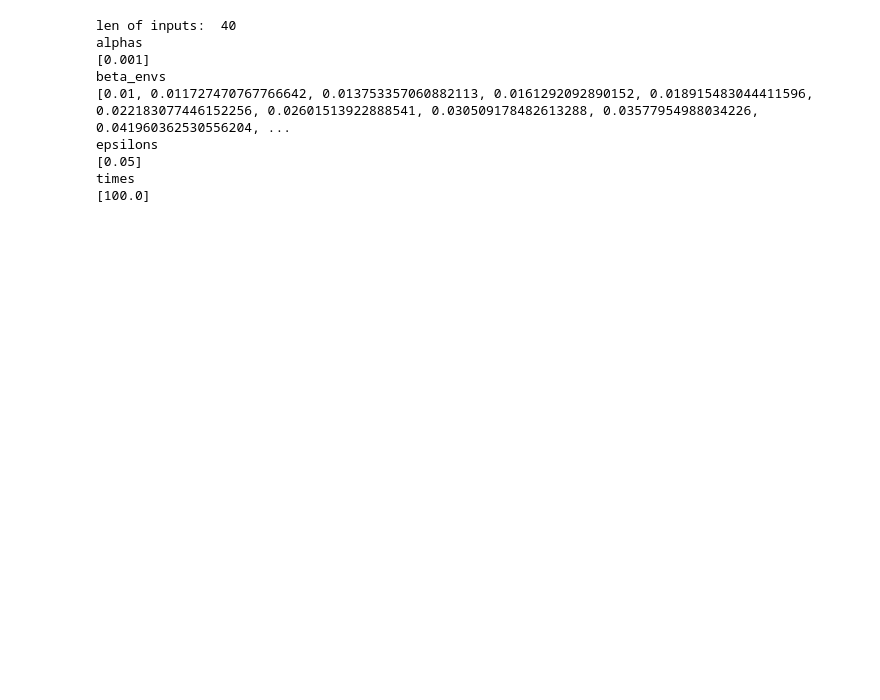
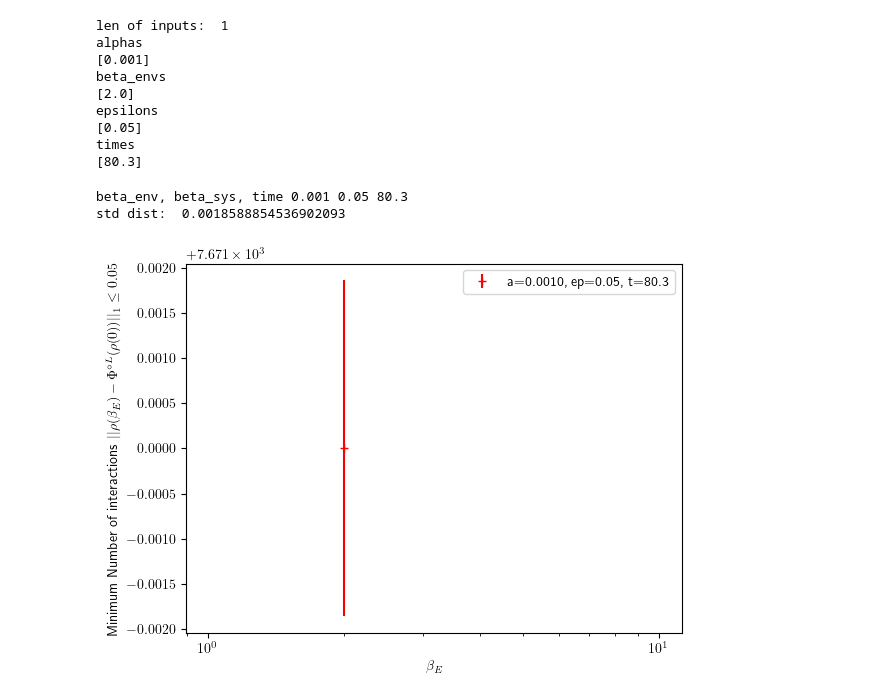
Before and after one commit to matthagan15/thermal_state_prep, a Jupyter notebook: numerics/analysis/single_qubit.ipynb, the cells around one changed output. Drawn from its saved outputs; the diff is of its cells as text; code cells hidden in the pictures; blank space fills up the shorter version.

```diff
--- a/numerics/analysis/single_qubit.ipynb
+++ b/numerics/analysis/single_qubit.ipynb
@@ -6,7 +6,7 @@ import matplotlib.pyplot as plt
 from math import sqrt
 import numpy as np
 # %%
-filepath = "/Users/matt/repos/thermal_state_prep/numerics/data/two_level/fixed_epsilon.json"
+filepath = "/Users/matt/repos/thermal_state_prep/numerics/data/two_level/kill_diagonals3.json"
 with open(filepath) as f:
     j = json.load(f)
     inputs = j["inputs"]
@@ -41,15 +41,55 @@ print(epsilons)
 print("times")
 print(times)
 # %% [output]
-len of inputs:  40
+len of inputs:  1
 alphas
 [0.001]
 beta_envs
-[0.01, 0.011727470767766642, 0.013753357060882113, 0.0161292092890152, 0.018915483044411596, 0.022183077446152256, 0.02601513922888541, 0.030509178482613288, 0.03577954988034226, 0.041960362530556204, ...
+[2.0]
 epsilons
 [0.05]
 times
-[100.0]
+[80.3]
+# %%
+
+import matplotlib
+
+
+fixed_params = [(alphas[0], epsilons[0], times[ix]) for ix in range(len(times))]
+fig = plt.figure()
+colors = ['r', 'b', 'g', 'black', 'orange']
+color_count = 0
+for ( alpha_0, epsilon_0, time_0) in fixed_params:
+    print("beta_env, beta_sys, time", alpha_0, epsilon_0, time_0)
+    x = []
+    y = []
+    yerr = []
+    for ix in range(len(inputs)):
+        (alpha, beta_env, epsilon, time) = inputs[ix]
+        (num_interactions, mean_dist, std_dist, dist_of_mean) = outputs[ix]
+        if alpha == alpha_0 and epsilon == epsilon_0 and time == time_0:
+            x.append(beta_env)
+            y.append(num_interactions)
+
+            # print("beta_env, num_interactions = ", beta_env, ", ", num_interactions, ", std_dist = ", std_dist)
+    plt.plot(x, y, marker='x', linestyle='none', label="a={:.4f}, ep={:.2f}, t={:.1f}".format
+    (alpha_0, epsilon_0, time_0), color=colors[color_count])
+    print('std dist: ', std_dist)
+    # plt.errorbar(x, y, std_dist, marker='+', linestyle='none', label="a={:.4f}, ep={:.2f}, t={:.1f}".format
+    # (alpha_0, epsilon_0, time_0), color=colors[color_count])
+    color_count += 1
+plt.xscale('log')
+# plt.yscale('log')
+matplotlib.rcParams['text.usetex'] = True
+plt.xlabel("$\\beta_{E}$")
+plt.ylabel("Minimum Number of interactions $|| \\rho(\\beta_E) - \\Phi^{\\circ L}(\\rho(0))||_1 \\leq 0.05$")
+# $ - $
+plt.legend()
+plt.show()
+# %% [output]
+beta_env, beta_sys, time 0.001 0.05 80.3
+std dist:  0.0018588854536902093
+[figure, added]
 # %%
 
 fixed_params = [(alphas[0], epsilons[0], times[ix]) for ix in range(len(times))]
```
Also changed, not shown: parts of 1 cell of this notebook, 10 other files.
